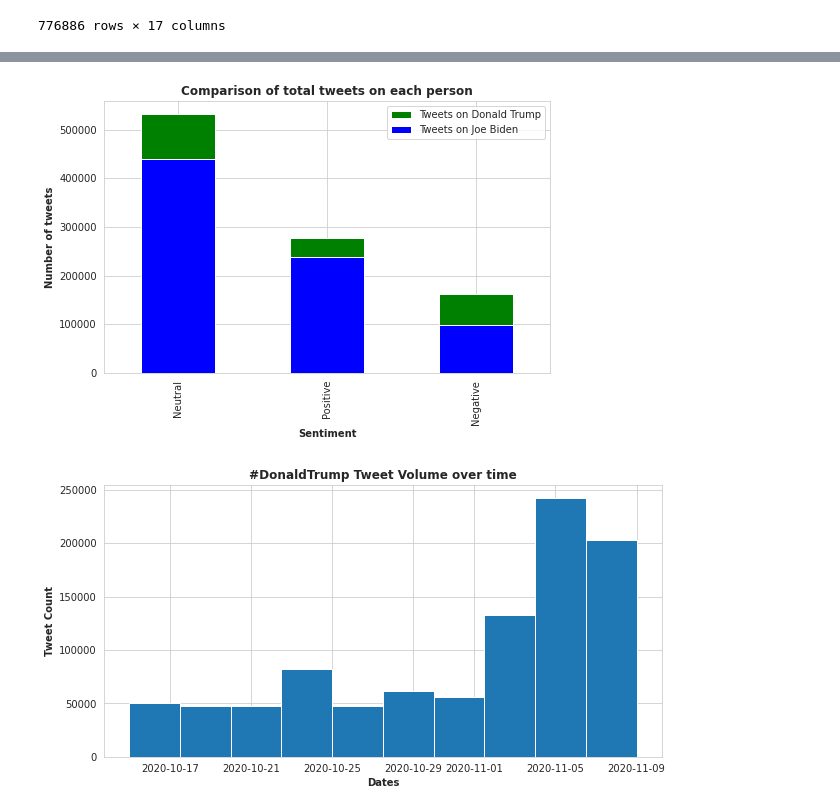
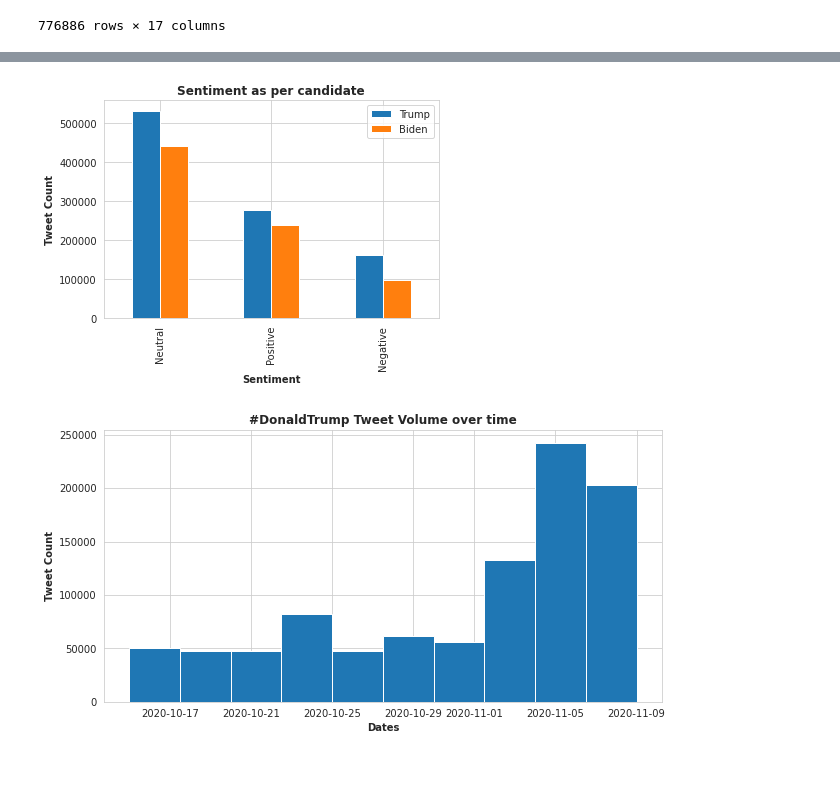
Before and after one commit to imaswath/US-Election-20-Tweets-Sentiment-Analysis, a Jupyter notebook: us_election20_tweetsanalysis.ipynb, the cells around one changed output, grey strips where cells are left out. Cells and saved outputs as stored; diff of their text form; code cells hidden in the pictures; blank space fills up the shorter version.

```diff
--- a/us_election20_tweetsanalysis.ipynb
+++ b/us_election20_tweetsanalysis.ipynb
@@ -261,13 +262,13 @@ plt.ylabel('Number of tweets',fontweight='bold');
-# %%
-plt.figure(figsize=(8,5))
-plt.title('Comparison of total tweets on each person',fontweight='bold')
-bin1.plot(kind='bar',color='g')
-bin2.plot(kind='bar',color='b')
-plt.xlabel('Sentiment',fontweight='bold')
-plt.ylabel('Number of tweets',fontweight='bold')
-plt.legend(['Tweets on Donald Trump','Tweets on Joe Biden']);
-# %% [output]
-[figure, removed]
+# %%
+DTT
+data={'Trump':DTT,'Biden':JBT}
+df=pd.concat(data,axis=1)
+df.plot(kind='bar')
+plt.title('Sentiment as per candidate',fontweight='bold')
+plt.xlabel('Sentiment',fontweight='bold')
+plt.ylabel('Tweet Count',fontweight='bold');
+# %% [output]
+[figure, added]
 # %%
 DT_df['created_at']=pd.to_datetime(DT_df['created_at'])
 JB_df['created_at']=pd.to_datetime(JB_df['created_at'])
```
Also changed, not shown: parts of 8 cells of this notebook.
